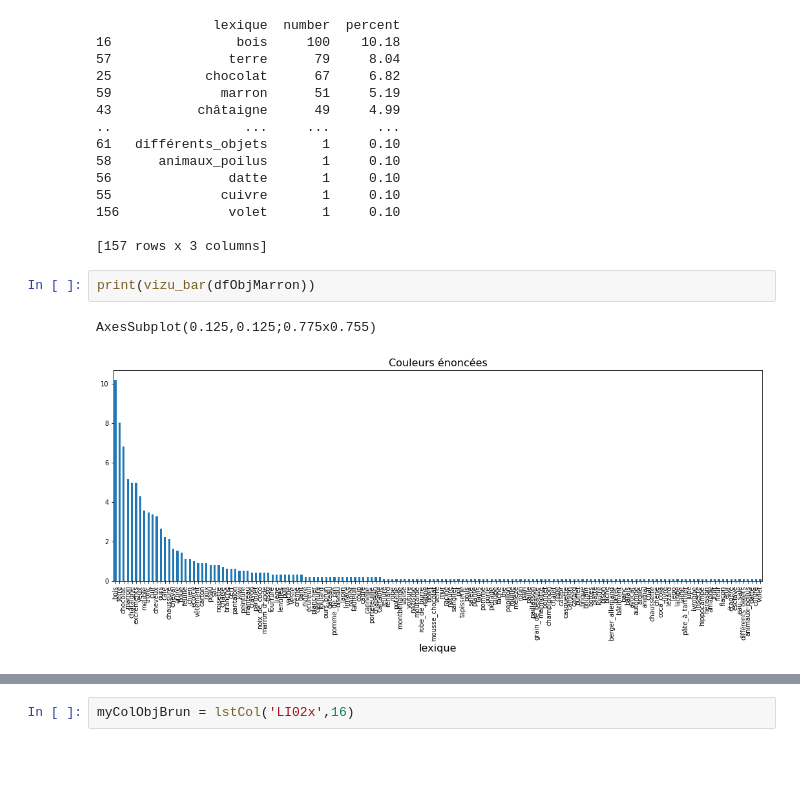
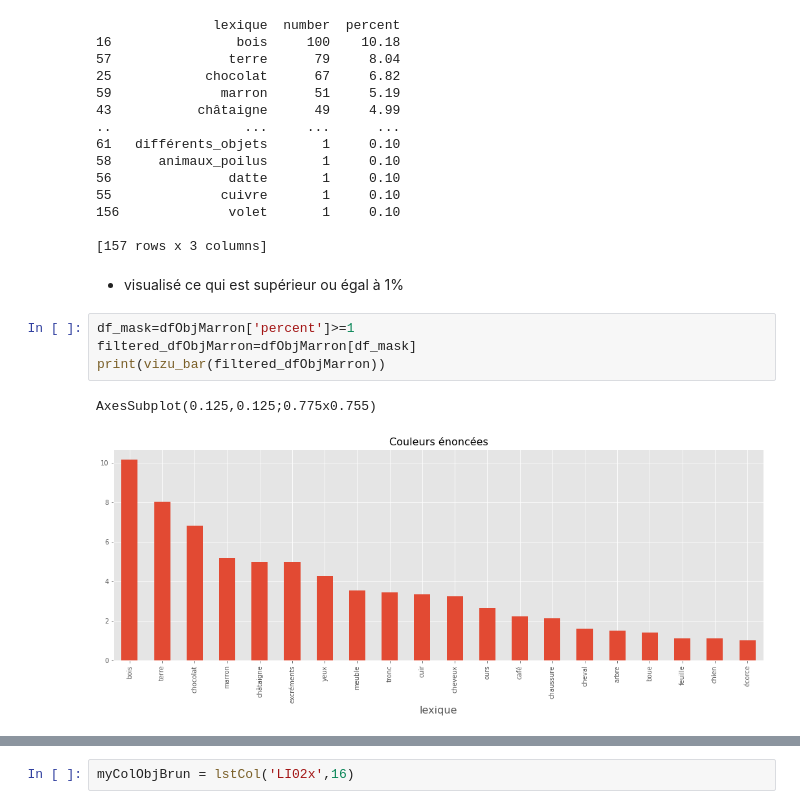
Before and after one commit to fmelanie/COLOR, a Jupyter notebook: colors.ipynb, the cells around one changed output, grey strips where cells are left out. Drawn from its saved outputs; the diff is of its cells as text; blank space fills up the shorter version.

```diff
--- a/colors.ipynb
+++ b/colors.ipynb
@@ -427,11 +557,15 @@ print(dfObjMarron)
 156              volet       1     0.10
 
 [157 rows x 3 columns]
-# %%
-print(vizu_bar(dfObjMarron))
-# %% [output]
-AxesSubplot(0.125,0.125;0.775x0.755)
-[figure, removed]
+# %% [markdown]
+- visualisé ce qui est supérieur ou égal à 1%
+# %%
+df_mask=dfObjMarron['percent']>=1
+filtered_dfObjMarron=dfObjMarron[df_mask]
+print(vizu_bar(filtered_dfObjMarron))
+# %% [output]
+AxesSubplot(0.125,0.125;0.775x0.755)
+[figure, added]
 # %%
 print(vizu_cloud(dfObjMarron))
 # %% [output]
```
Also changed, not shown: parts of 28 cells of this notebook, 2 other files.
